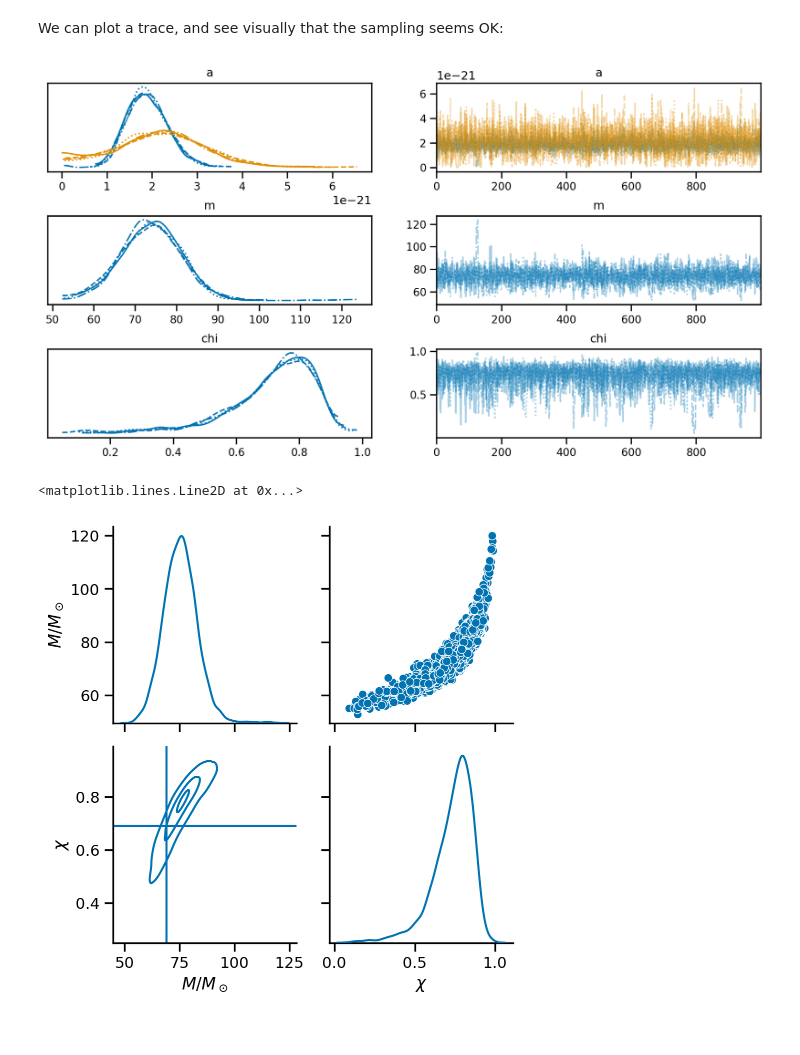
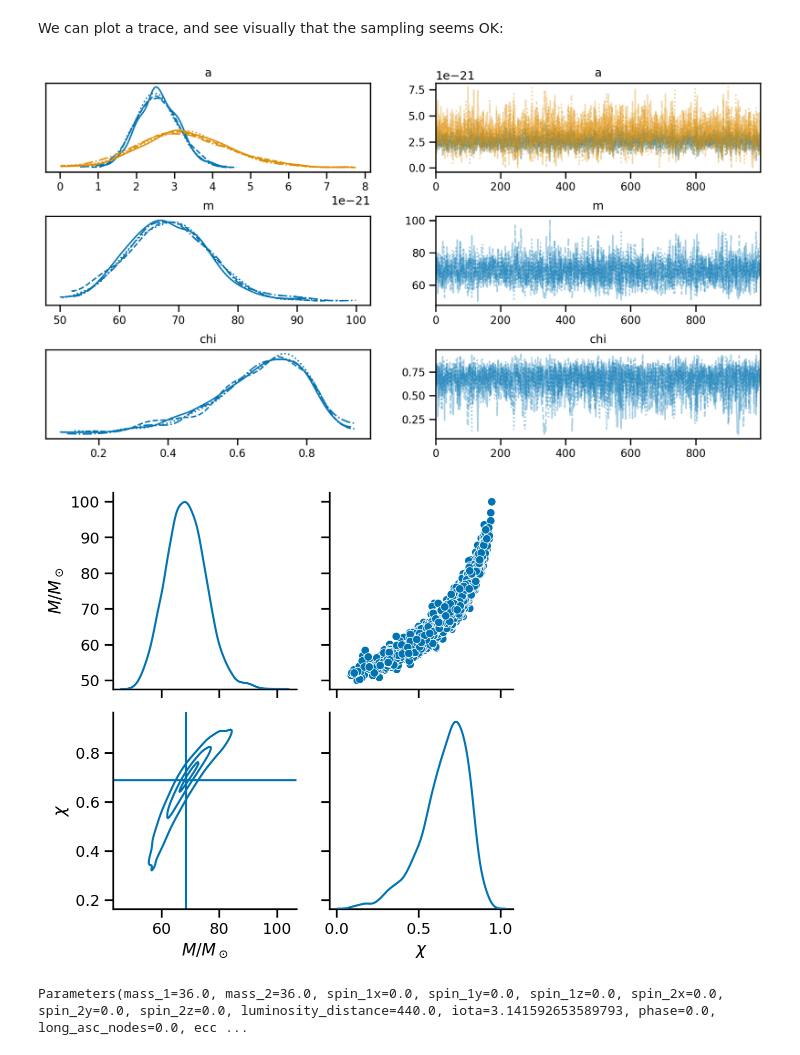
Before and after one commit to maxisi/ringdown, a Jupyter notebook: docs/examples/imr_injection.ipynb, the cells around one changed output. Drawn from its saved outputs; the diff is of its cells as text; code cells hidden in the pictures.

```diff
--- a/docs/examples/imr_injection.ipynb
+++ b/docs/examples/imr_injection.ipynb
@@ -213,16 +251,10 @@ We are now finally ready to carry out a ringdown fit! We will set the modes for
 # %%
 fit.set_modes([(1, -2, 2, 2, 0), (1, -2, 2, 2, 1)])
 # %%
-# get M in seconds (approximating remnant mass as 95% the total mass)
-tM = 0.95*wf_kws['mtot']*rd.qnms.T_MSUN
-
-# the start time for the ringdown model
-t0 = tgps_geo + 0*tM
-
 # collect sky location arguments
 skyloc = {k: fit.injection_parameters[k] for k in ['ra', 'dec', 'psi']}
 
-fit.set_target(t0, duration=0.05, **skyloc)
+fit.set_target(tgps_geo, duration=0.05, **skyloc)
 # %%
 fit.target, fit.duration
 # %% [output]
@@ -230,3 +262,3 @@ fit.target, fit.duration
  0.05)
 # %%
-fit.update_model(a_scale_max=5e-21, m_min=35.0, m_max=140.0, cosi=-1)
+fit.update_model(a_scale_max=10e-21, m_min=35.0, m_max=140.0, cosi=-1)
@@ -235,5 +265,5 @@ WARNING:root:updating prior of Fit with preexisting results!
 # %%
-fit.run()
+fit.run(prng=150914)
 # %% [markdown]
 `fit.result` contains an arviz object giving our results:
 # %% [markdown]
@@ -242,20 +272,26 @@ We can plot a trace, and see visually that the sampling seems OK:
 az.plot_trace(fit.result, var_names=['a', 'm', 'chi'], compact=True);
 plt.subplots_adjust(hspace=0.5)
 # %% [output]
-[figure, old version]
+[figure, new version]
+# %%
+remnant_mass = fit.injection_parameters.final_mass
+remnant_spin = fit.injection_parameters.final_spin
 # %%
 df = pd.DataFrame({
     r'$M / M_\odot$': fit.result.posterior.m.values.flatten(),
     r'$\chi$': fit.result.posterior.chi.values.flatten()
 })
 pg = sns.PairGrid(df, diag_sharey=False)
 pg.map_diag(sns.kdeplot);
 pg.map_upper(sns.scatterplot);
 pg.map_lower(rd.utils.kde_contour.kdeplot_2d_clevels, levels=[0.9, 0.5, 0.1]);
 
 # plot true values
-pg.axes[1,0].axvline(69)
-pg.axes[1,0].axhline(0.69)
+pg.axes[1,0].axvline(remnant_mass)
+pg.axes[1,0].axhline(remnant_spin);
 # %% [output]
-<matplotlib.lines.Line2D at 0x...>
-[figure, old version]
+[figure, new version]
+# %%
+fit.injection_parameters
+# %% [output]
+Parameters(mass_1=36.0, mass_2=36.0, spin_1x=0.0, spin_1y=0.0, spin_1z=0.0, spin_2x=0.0, spin_2y=0.0, spin_2z=0.0, luminosity_distance=440.0, iota=3.141592653589793, phase=0.0, long_asc_nodes=0.0, ecc ...
```
Also changed, not shown: parts of 26 cells of this notebook.
